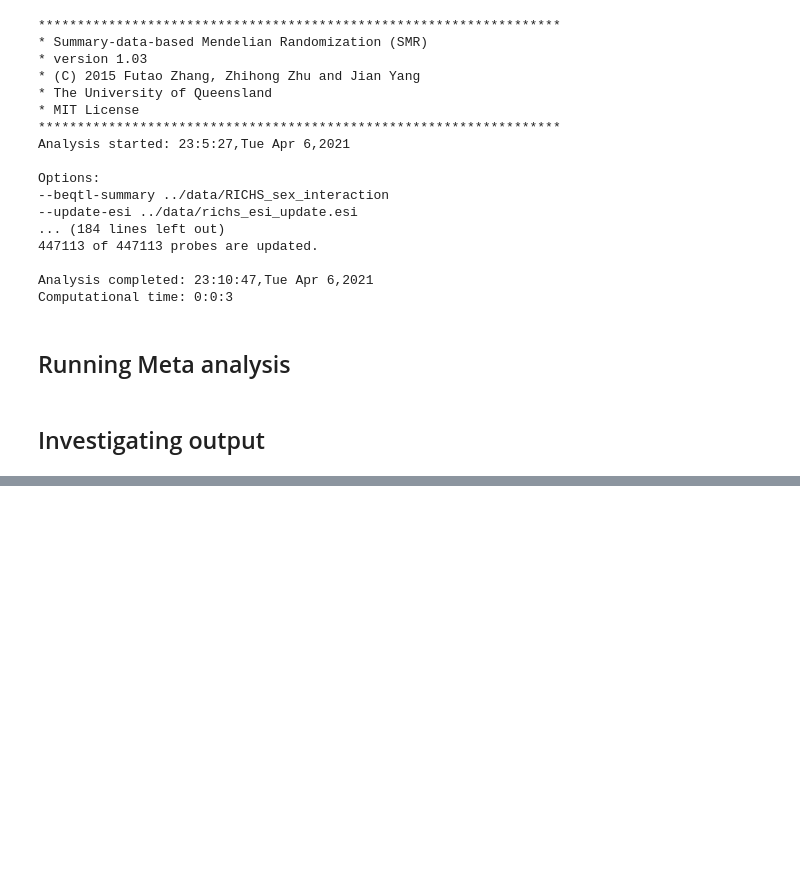
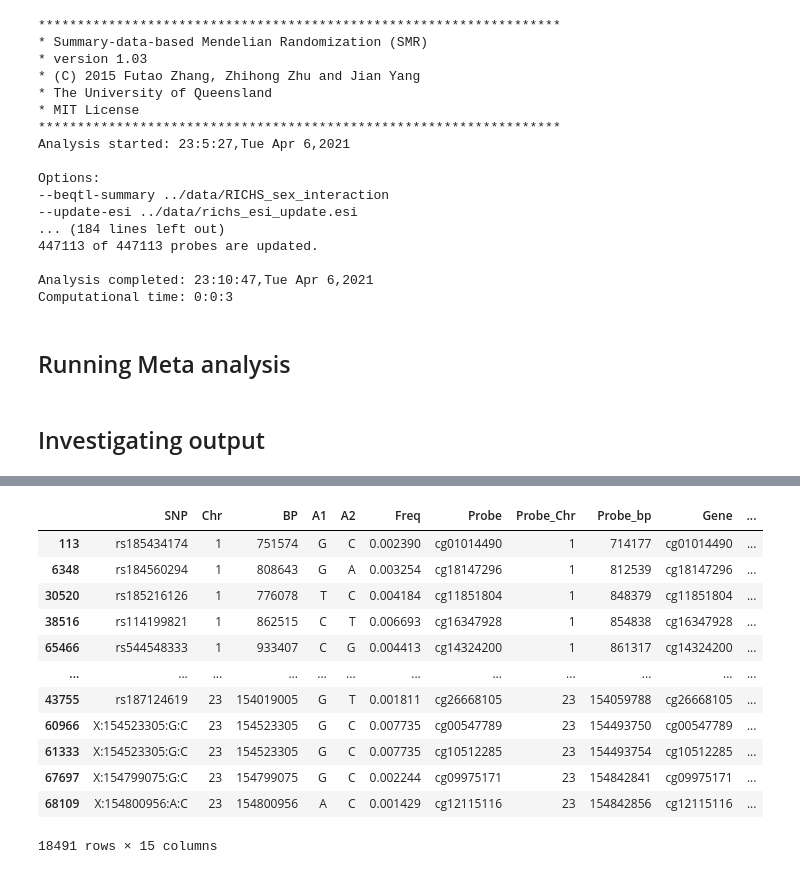
Before and after one commit to wilcas/sex_specific_mQTL, a Jupyter notebook: delahaye_mQTL_analyses/mQTL_meta_analysis.ipynb, the cells around one changed output, grey strips where cells are left out. Cells and saved outputs as stored; diff of their text form; code cells hidden in the pictures; blank space fills up the shorter version.

```diff
--- a/delahaye_mQTL_analyses/mQTL_meta_analysis.ipynb
+++ b/delahaye_mQTL_analyses/mQTL_meta_analysis.ipynb
@@ -184,0 +232,16 @@ smr_Linux --besd-flist "/scratch/st-dennisjk-1/wcasazza/sex_specific_mQTL/data/b
+# %%
+sex_interaction_sig.drop_duplicates(subset="Probe")
+# %% [output]
+|  | SNP | Chr | BP | A1 | A2 | Freq | Probe | Probe_Chr | Probe_bp | Gene | ... |
+| 113 | rs185434174 | 1 | 751574 | G | C | 0.002390 | cg01014490 | 1 | 714177 | cg01014490 | ... |
+| 6348 | rs184560294 | 1 | 808643 | G | A | 0.003254 | cg18147296 | 1 | 812539 | cg18147296 | ... |
+| 30520 | rs185216126 | 1 | 776078 | T | C | 0.004184 | cg11851804 | 1 | 848379 | cg11851804 | ... |
+| 38516 | rs114199821 | 1 | 862515 | C | T | 0.006693 | cg16347928 | 1 | 854838 | cg16347928 | ... |
+| 65466 | rs544548333 | 1 | 933407 | C | G | 0.004413 | cg14324200 | 1 | 861317 | cg14324200 | ... |
+| ... | ... | ... | ... | ... | ... | ... | ... | ... | ... | ... | ... |
+| 43755 | rs187124619 | 23 | 154019005 | G | T | 0.001811 | cg26668105 | 23 | 154059788 | cg26668105 | ... |
+| 60966 | X:154523305:G:C | 23 | 154523305 | G | C | 0.007735 | cg00547789 | 23 | 154493750 | cg00547789 | ... |
+| 61333 | X:154523305:G:C | 23 | 154523305 | G | C | 0.007735 | cg10512285 | 23 | 154493754 | cg10512285 | ... |
+| 67697 | X:154799075:G:C | 23 | 154799075 | G | C | 0.002244 | cg09975171 | 23 | 154842841 | cg09975171 | ... |
+| 68109 | X:154800956:A:C | 23 | 154800956 | A | C | 0.001429 | cg12115116 | 23 | 154842856 | cg12115116 | ... |
+18491 rows × 15 columns
```
Also changed, not shown: parts of 6 cells of this notebook, 1 other file.
